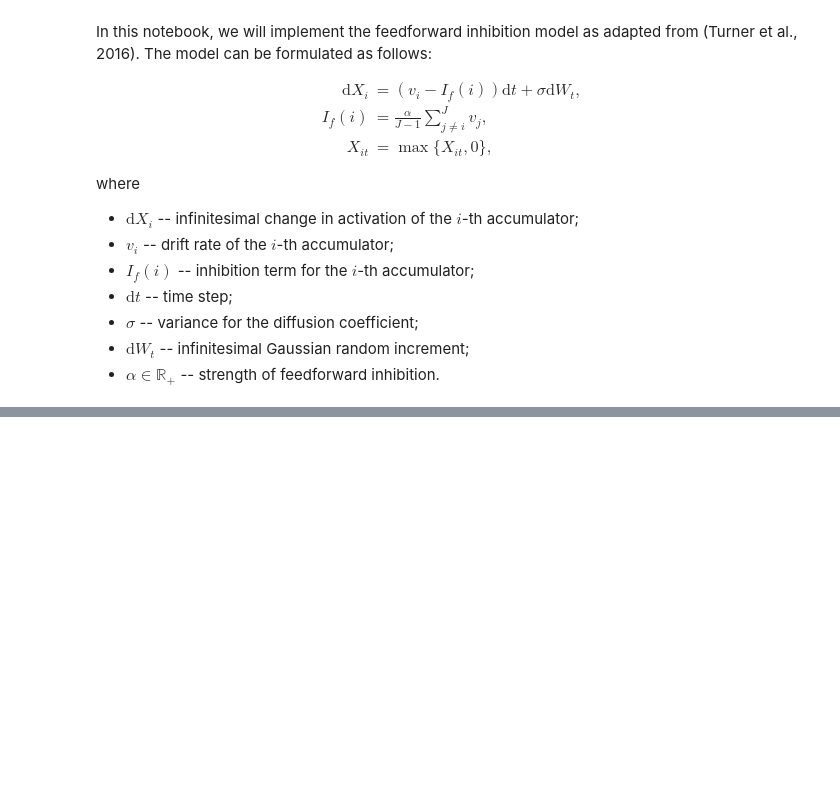
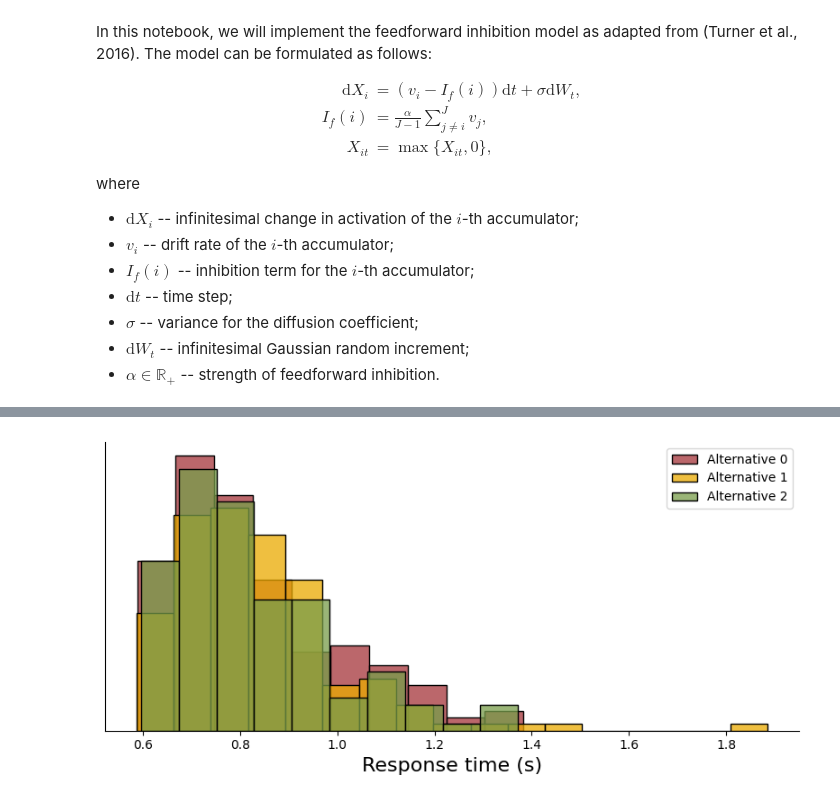
Before and after one commit to jerrymhuang/DreamDrone, a Jupyter notebook: CM02/FFI_Model.ipynb, the cells around one changed output, grey strips where cells are left out. Cells and saved outputs as stored; diff of their text form; code cells hidden in the pictures; blank space fills up the shorter version.

```diff
--- a/CM02/FFI_Model.ipynb
+++ b/CM02/FFI_Model.ipynb
@@ -114,0 +140,4 @@ f.tight_layout()
+# %%
+plot_ffi_simulation(sim_3, ffi_3)
+# %% [output]
+[figure, added]
```
Also changed, not shown: parts of 6 cells of this notebook, 2 other files.
